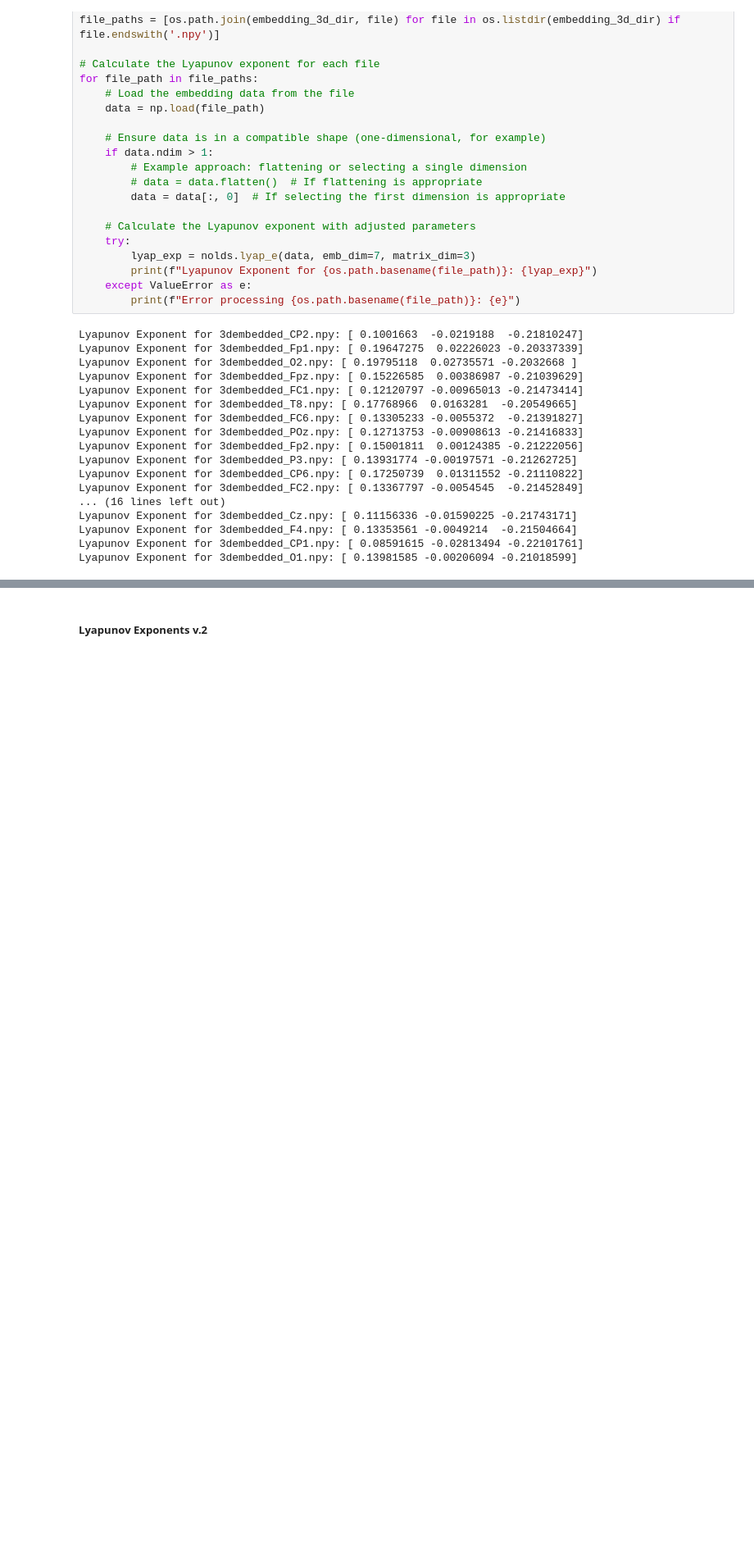
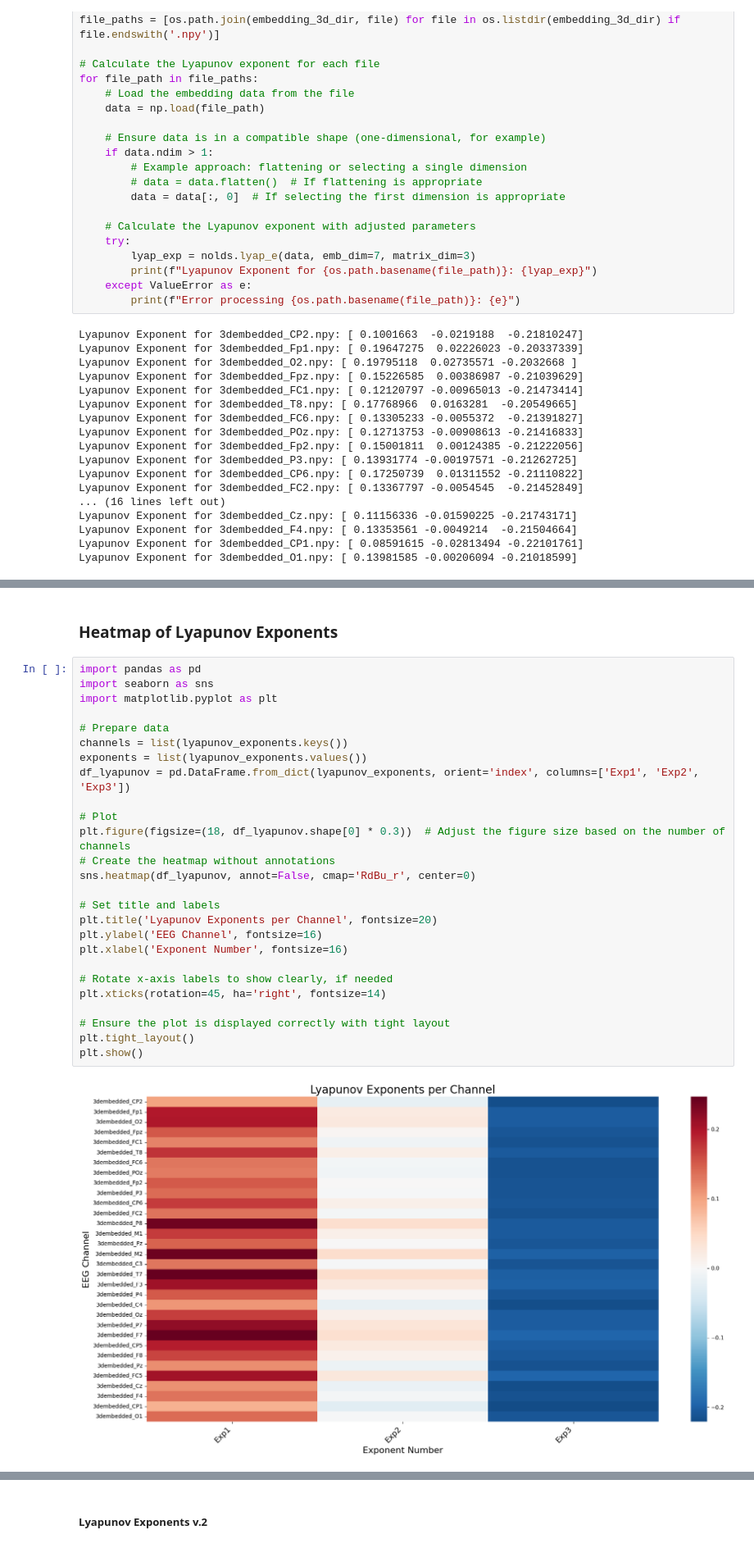
Before and after one commit to Metaverse-Crowdsource/Complete-Neural-Signal-Analysis, a Jupyter notebook: Systems_and_states/Experiments.ipynb, the cells around one changed output, grey strips where cells are left out. Shown at 82% size. Saved outputs shown, nothing was run; the diff lists cells and outputs as text; blank space fills up the shorter version.

```diff
--- a/Systems_and_states/Experiments.ipynb
+++ b/Systems_and_states/Experiments.ipynb
@@ -628,0 +724,30 @@ Lyapunov Exponent for 3dembedded_O1.npy: [ 0.13981585 -0.00206094 -0.21018599]
+# %% [markdown]
+### Heatmap of Lyapunov Exponents
+# %%
+import pandas as pd
+import seaborn as sns
+import matplotlib.pyplot as plt
+
+# Prepare data
+channels = list(lyapunov_exponents.keys())
+exponents = list(lyapunov_exponents.values())
+df_lyapunov = pd.DataFrame.from_dict(lyapunov_exponents, orient='index', columns=['Exp1', 'Exp2', 'Exp3'])
+
+# Plot
+plt.figure(figsize=(18, df_lyapunov.shape[0] * 0.3))  # Adjust the figure size based on the number of channels
+# Create the heatmap without annotations
+sns.heatmap(df_lyapunov, annot=False, cmap='RdBu_r', center=0)
+
+# Set title and labels
+plt.title('Lyapunov Exponents per Channel', fontsize=20)
+plt.ylabel('EEG Channel', fontsize=16)
+plt.xlabel('Exponent Number', fontsize=16)
+
+# Rotate x-axis labels to show clearly, if needed
+plt.xticks(rotation=45, ha='right', fontsize=14)
+
+# Ensure the plot is displayed correctly with tight layout
+plt.tight_layout()
+plt.show()
+# %% [output]
+[figure, added]
```
Also changed, not shown: parts of 27 cells of this notebook.
